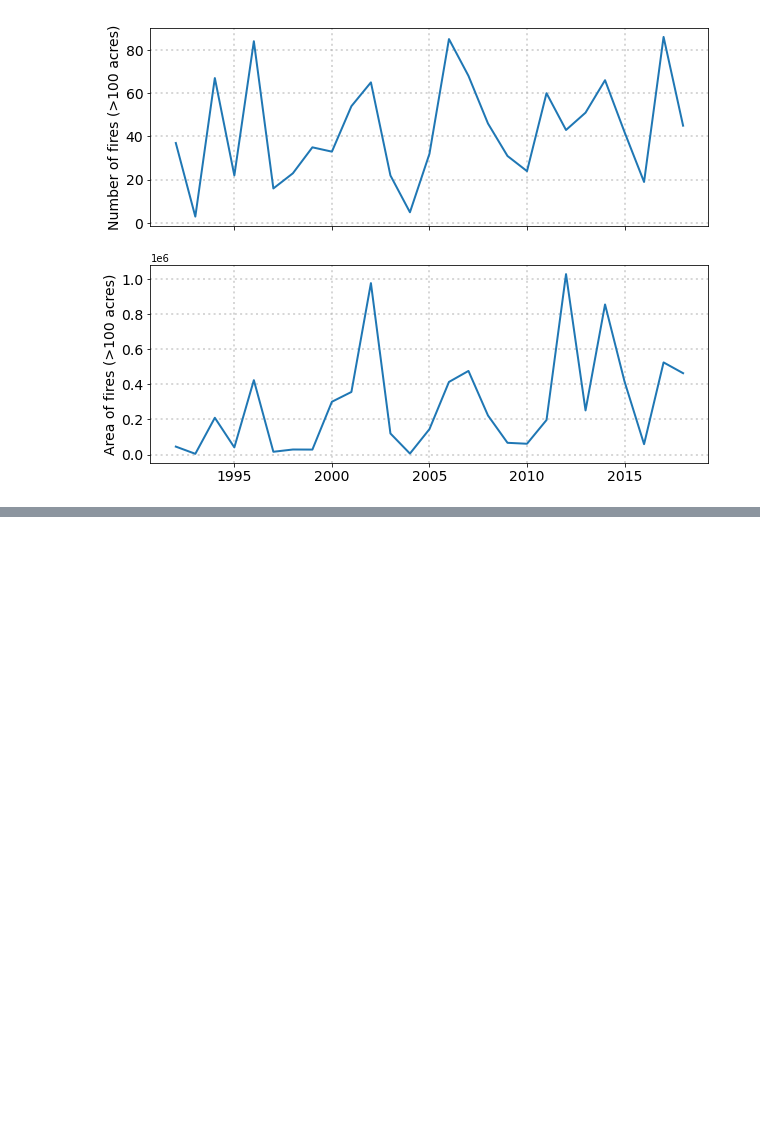
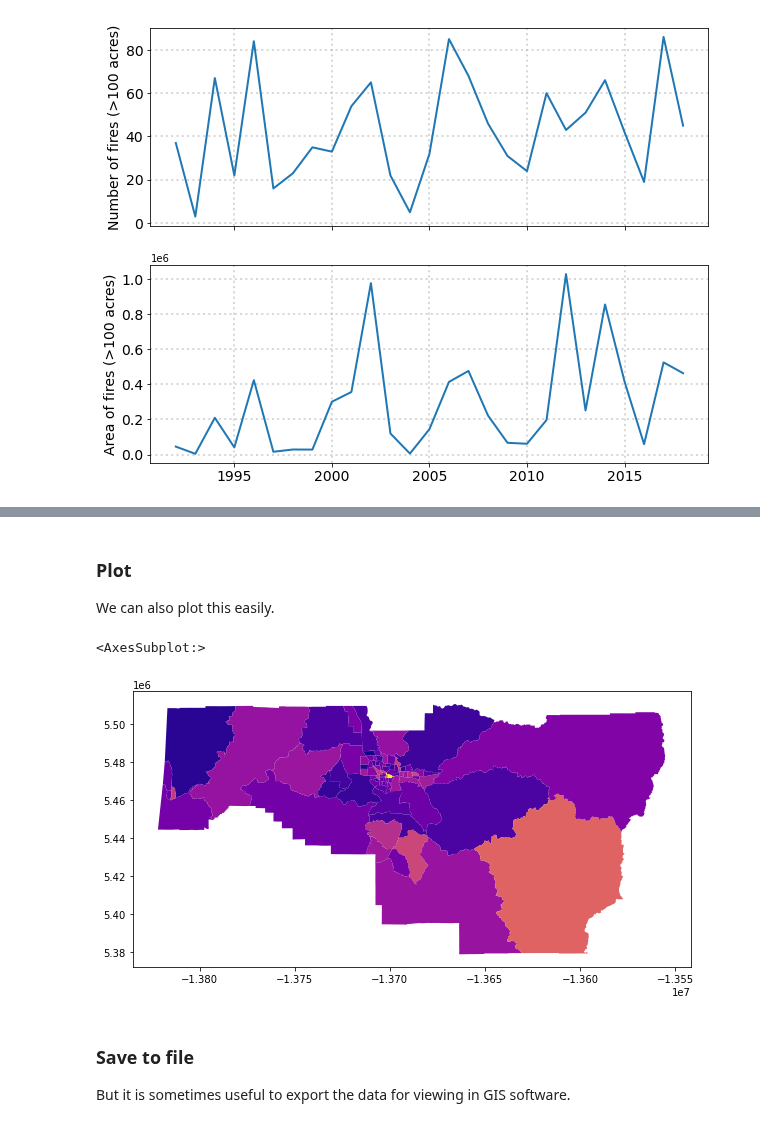
Before and after one commit to JohnnyRyan1/geospatial-data-science, a Jupyter notebook: labs/lab2/02_wildfires_in_lane_county.ipynb, the cells around one changed output, grey strips where cells are left out. Cells and saved outputs as stored; diff of their text form; code cells hidden in the pictures; blank space fills up the shorter version.

```diff
--- a/labs/lab2/02a_wildfire_dataset.ipynb
+++ b/labs/lab2/02_wildfires_in_lane_county.ipynb
@@ -294,0 +365,7 @@ Write a script (either in Spyder or as a Jupyter Notebook) to answer the followi
+# %%
+# Download data
+lane = products.ACS(2019).from_county('Lane County, OR', level='tract',
+                                        variables=['B23025_003E', 'B23025_005E']) # don't worry about the deprecation message!
+
+# Compute unemployment percentage
+lane['percent_unemployed'] = lane['B23025_005E'] / lane['B23025_003E'] * 100
@@ -294,0 +387,15 @@ Write a script (either in Spyder or as a Jupyter Notebook) to answer the followi
+# %% [markdown]
+### Plot
+
+We can also plot this easily.
+# %%
+# Plot map
+f, ax = plt.subplots(1, 1, figsize=(10,10))
+lane.plot('percent_unemployed', ax=ax, cmap='plasma')
+# %% [output]
+<AxesSubplot:>
+[figure, added]
+# %% [markdown]
+### Save to file
+
+But it is sometimes useful to export the data for viewing in GIS software.
```
Also changed, not shown: parts of 18 cells of this notebook, 1 other file.
